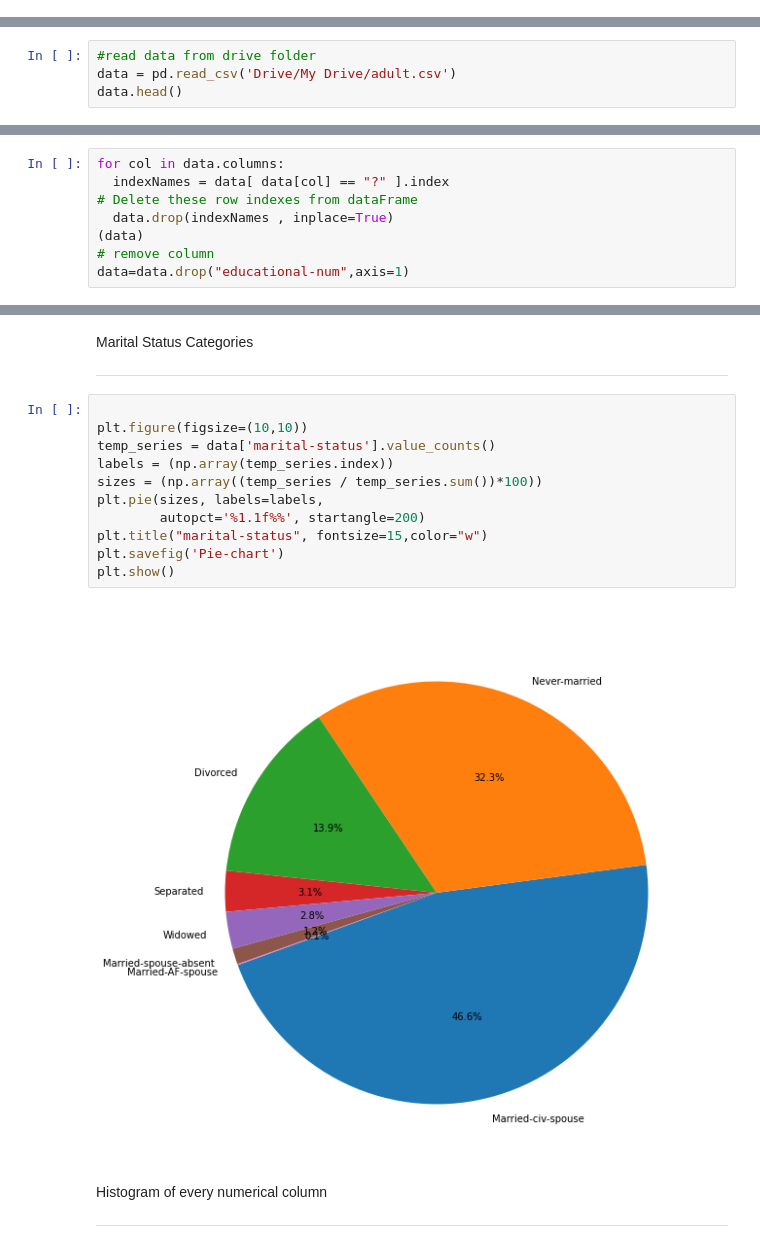
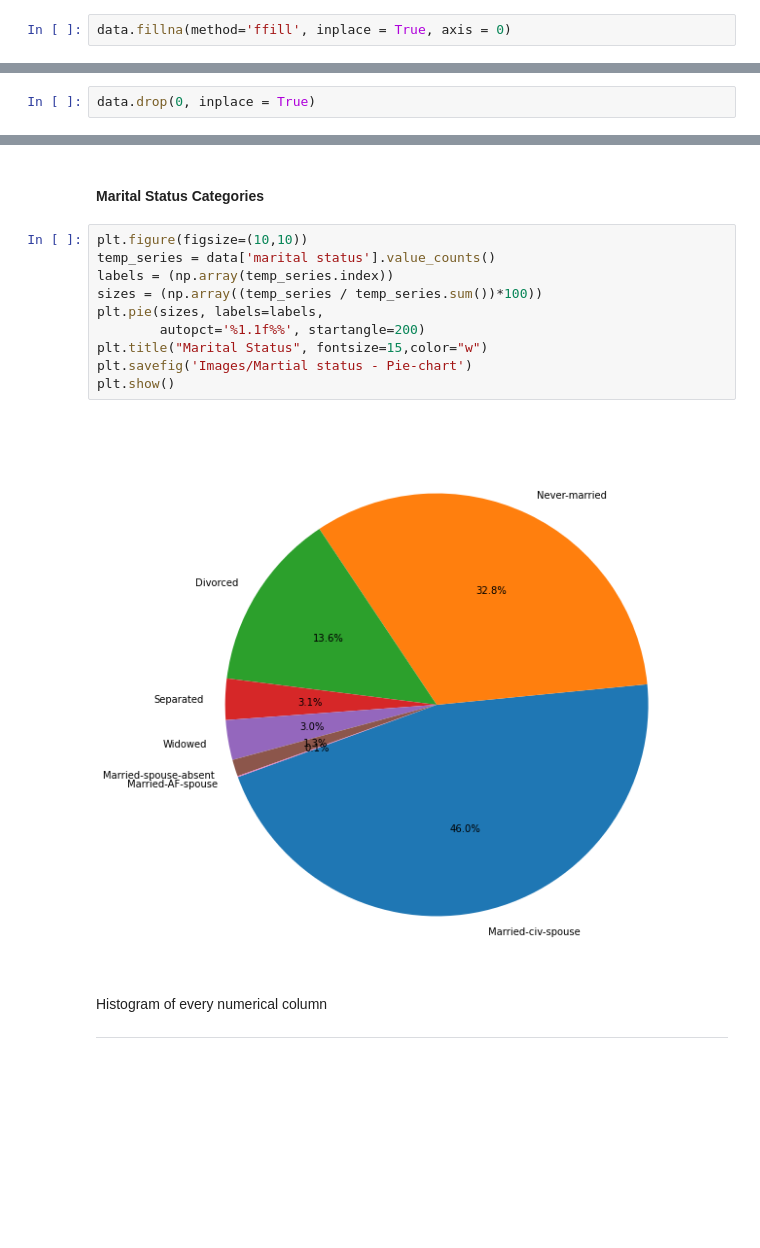
Before and after one commit to adiag321/Adults-Income-Prediction, a Jupyter notebook: prediction_EDA.ipynb, the cells around one changed output, grey strips where cells are left out. Drawn from its saved outputs; the diff is of its cells as text; blank space fills up the shorter version.

```diff
--- a/prediction_EDA.ipynb
+++ b/prediction_EDA.ipynb
@@ -56,0 +154,2 @@ os.listdir('/content/Drive')
+# %%
+data.fillna(method='ffill', inplace = True, axis = 0)
@@ -56,0 +158,2 @@ os.listdir('/content/Drive')
+# %%
+data.drop(0, inplace = True)
@@ -61,4 +185,0 @@ Load the data
-# %%
-#read data from drive folder
-data = pd.read_csv('Drive/My Drive/adult.csv')
-data.head()
@@ -95,8 +204,0 @@ Drop None records and Redunadant column
-# %%
-for col in data.columns:
-  indexNames = data[ data[col] == "?" ].index
-# Delete these row indexes from dataFrame
-  data.drop(indexNames , inplace=True)
-(data)
-# remove column
-data=data.drop("educational-num",axis=1)
@@ -183,20 +249,17 @@ plt.show()
 # %% [markdown]
-Marital Status Categories
-
----
+#### Marital Status Categories
 # %%
-
 plt.figure(figsize=(10,10))
-temp_series = data['marital-status'].value_counts()
+temp_series = data['marital status'].value_counts()
 labels = (np.array(temp_series.index))
 sizes = (np.array((temp_series / temp_series.sum())*100))
 plt.pie(sizes, labels=labels,
         autopct='%1.1f%%', startangle=200)
-plt.title("marital-status", fontsize=15,color="w")
-plt.savefig('Pie-chart')
+plt.title("Marital Status", fontsize=15,color="w")
+plt.savefig('Images/Martial status - Pie-chart')
 plt.show()
 # %% [output]
-[figure, old version]
+[figure, new version]
 # %% [markdown]
 Histogram of every numerical column
 
```
Also changed, not shown: parts of 49 cells of this notebook, 9 other files.
